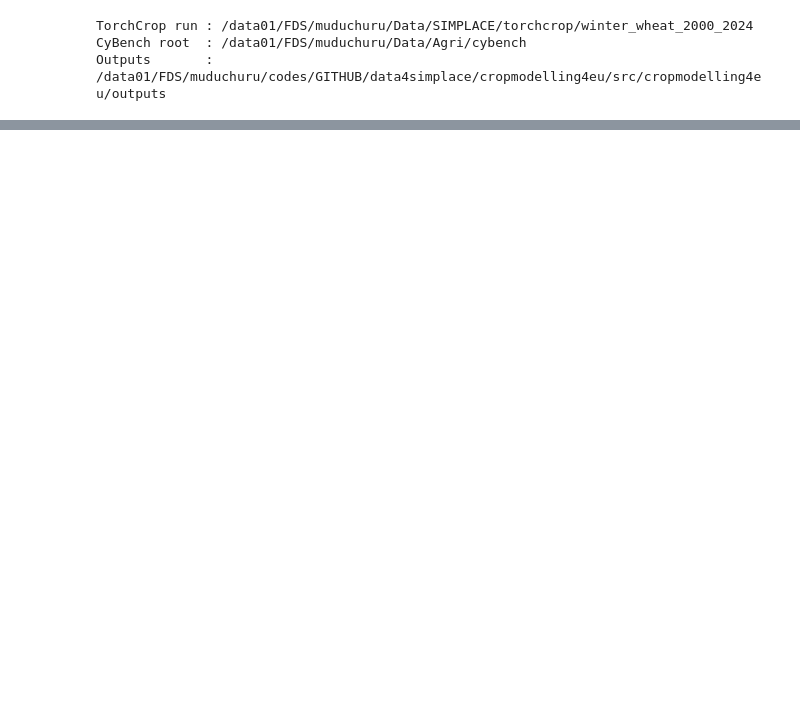
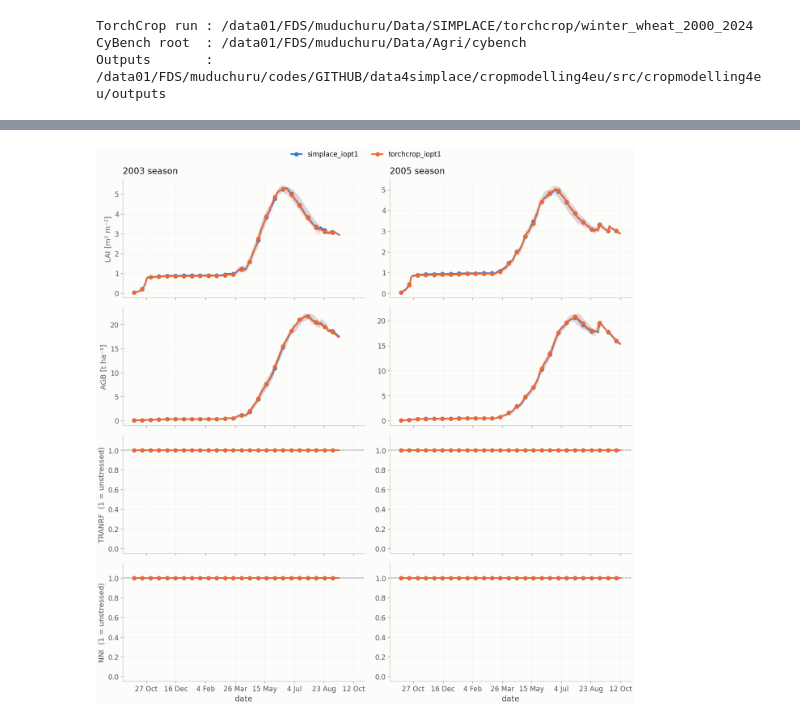
Before and after one commit to Kaushikreddym/data4simplace, a Jupyter notebook: cropmodelling4eu/evaluation/germany_smoke_evaluation.ipynb, the cells around one changed output, grey strips where cells are left out. Cells and saved outputs as stored; diff of their text form; code cells hidden in the pictures; blank space fills up the shorter version.

```diff
--- a/cropmodelling4eu/evaluation/germany_smoke_evaluation.ipynb
+++ b/cropmodelling4eu/evaluation/germany_smoke_evaluation.ipynb
@@ -174,0 +272,32 @@ A short checklist, because the two references fail in different directions:
+# %%
+SEASONS = [2003, 2005]
+ids = cells["SimplaceID"].to_numpy()
+
+# One frame per swept IOPT on each side, relabelled so daily_envelope's
+# groupby("model") tells all six apart instead of averaging any of them
+# together.
+#
+# AGB is requested as SIMPLACE's AGB_living (Biomass.sTAGBG = WLVG+WST+WSO)
+# rather than its AGB (Biomass.sTAGB = TAGBG+WLVD+WSTD, which never falls
+# because it keeps counting senesced litter) and relabelled "AGB" so it lines
+# up in the same plot row as torchcrop's wlv+wst+wso -- also living-only,
+# excluding its own dead-leaf pool the same way. Comparing SIMPLACE's litter-
+# inclusive AGB against torchcrop's living-only one was comparing two
+# different quantities, not a real model disagreement.
+simplace_daily = [
+    germany.load_simplace_daily(SMOKE / f"simplace_iopt{i}" / "out", ids=ids,
+                                 years=SEASONS, model=f"simplace_iopt{i}",
+                                 variables=("LAI", "AGB_living", "NNI", "TRANRF"))
+    .replace({"variable": {"AGB_living": "AGB"}})
+    for i in IOPTS
+]
+torchcrop_daily = []
+for i in IOPTS:
+    frame = pd.read_parquet(SMOKE / "torchcrop" / f"de_torchcrop_daily_iopt{i}.parquet")
+    frame = frame[frame["year"].isin(SEASONS)].assign(model=f"torchcrop_iopt{i}")
+    torchcrop_daily.append(frame)
+
+daily = pd.concat([*simplace_daily, *torchcrop_daily], ignore_index=True)
+
+print(f"{len(daily):,} rows, {daily['SimplaceID'].nunique()} cells, "
+      f"{daily['variable'].nunique()} variables")
@@ -174,0 +328,8 @@ A short checklist, because the two references fail in different directions:
+# %%
+fig, axes = germany.plot_daily(daily, years=SEASONS, palette=PALETTE, by="season_doy")
+fig.savefig(config.FIGURE_DIR / "de_smoke_daily_2003_2005.png", dpi=300,
+            bbox_inches="tight")
+# %%
+display(fig)
+# %% [output]
+[figure, added]
```
Also changed, not shown: parts of 22 cells of this notebook, 39 other files.
